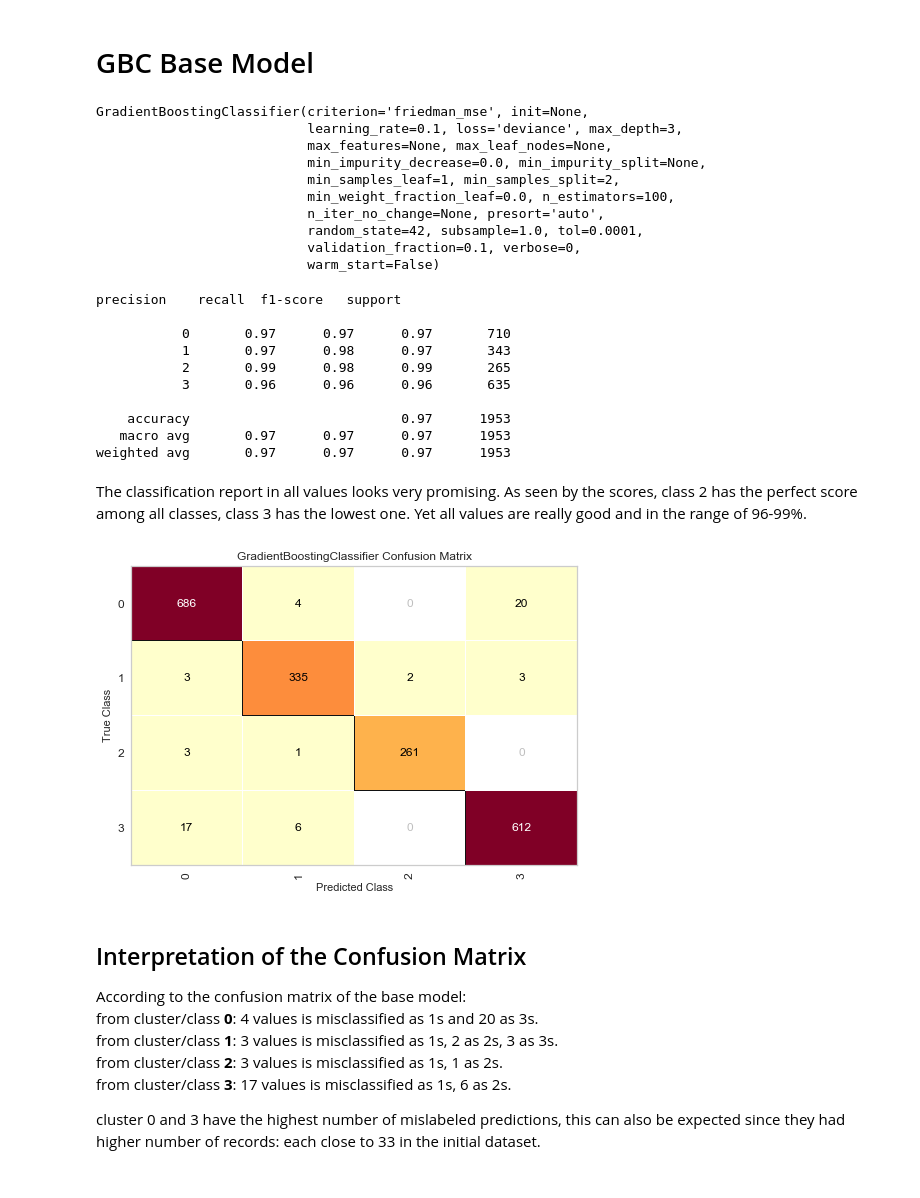
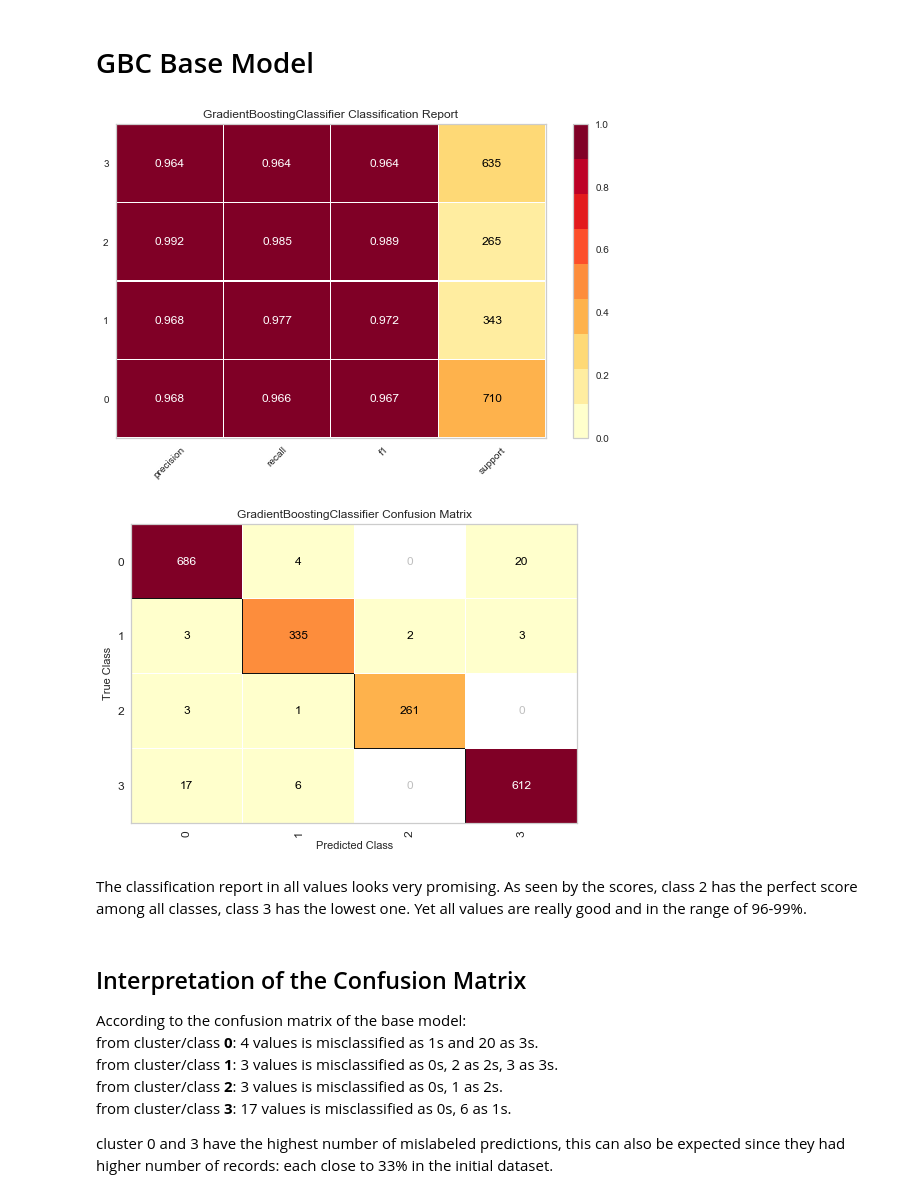
Before and after one commit to YM88/online_shoppers_intention, a Jupyter notebook: 004_CLASSIFICATION.ipynb, the cells around one changed output. Drawn from its saved outputs; the diff is of its cells as text; code cells hidden in the pictures.

```diff
--- a/004_CLASSIFICATION.ipynb
+++ b/004_CLASSIFICATION.ipynb
@@ -223,15 +226,3 @@ gbc_base = GradientBoostingClassifier(loss='deviance', learning_rate=0.1, n_esti
                                       verbose=0, max_leaf_nodes=None, warm_start=False, presort='auto',
                                       validation_fraction=0.1, n_iter_no_change=None, tol=0.0001)
 # almost all arguements are default values, I'm just making sure they're mentioned for feature optimizations.
-gbc_base.fit(X_train, y_train)
-# %% [output]
-GradientBoostingClassifier(criterion='friedman_mse', init=None,
-                           learning_rate=0.1, loss='deviance', max_depth=3,
-                           max_features=None, max_leaf_nodes=None,
-                           min_impurity_decrease=0.0, min_impurity_split=None,
-                           min_samples_leaf=1, min_samples_split=2,
-                           min_weight_fraction_leaf=0.0, n_estimators=100,
-                           n_iter_no_change=None, presort='auto',
-                           random_state=42, subsample=1.0, tol=0.0001,
-                           validation_fraction=0.1, verbose=0,
-                           warm_start=False)
@@ -240,15 +229,8 @@ y_val_pred = gbc_base.predict(X_val)
-# %%
-print(classification_report(y_val, y_val_pred))
-# %% [output]
-precision    recall  f1-score   support
-
-           0       0.97      0.97      0.97       710
-           1       0.97      0.98      0.97       343
-           2       0.99      0.98      0.99       265
-           3       0.96      0.96      0.96       635
-
-    accuracy                           0.97      1953
-   macro avg       0.97      0.97      0.97      1953
-weighted avg       0.97      0.97      0.97      1953
+# %%
+classification_report(gbc_base, X_train, y_train, X_val, y_val, support=True);
+confusion_matrix(gbc_base, X_train, y_train, X_val, y_val);
+# %% [output]
+[figure, added]
+[figure, added]
 # %% [markdown]
 The classification report in all values looks very promising. As seen by the scores, class 2 has the perfect score among all classes, class 3 has the lowest one. Yet all values are really good and in the range of 96-99%.
@@ -258,14 +237,10 @@ from yellowbrick.classifier import confusion_matrix
-# %%
-confusion_matrix(gbc_base, X_train, y_train, X_val, y_val);
-# %% [output]
-[figure, removed]
 # %% [markdown]
 ## Interpretation of the Confusion Matrix
 
 According to the confusion matrix of the base model:
 from cluster/class **0**:  4 values is misclassified as 1s and 20 as 3s.
-from cluster/class **1**:  3 values is misclassified as 1s, 2 as 2s, 3 as 3s.
-from cluster/class **2**:  3 values is misclassified as 1s, 1 as 2s.
-from cluster/class **3**: 17 values is misclassified as 1s, 6 as 2s.
+from cluster/class **1**:  3 values is misclassified as 0s, 2 as 2s, 3 as 3s.
+from cluster/class **2**:  3 values is misclassified as 0s, 1 as 2s.
+from cluster/class **3**: 17 values is misclassified as 0s, 6 as 1s.
 
-cluster 0 and 3 have the highest number of mislabeled predictions, this can also be expected since they had higher number of records: each close to 33 in the initial dataset.
+cluster 0 and 3 have the highest number of mislabeled predictions, this can also be expected since they had higher number of records: each close to 33% in the initial dataset.
```
Also changed, not shown: parts of 12 cells of this notebook.
